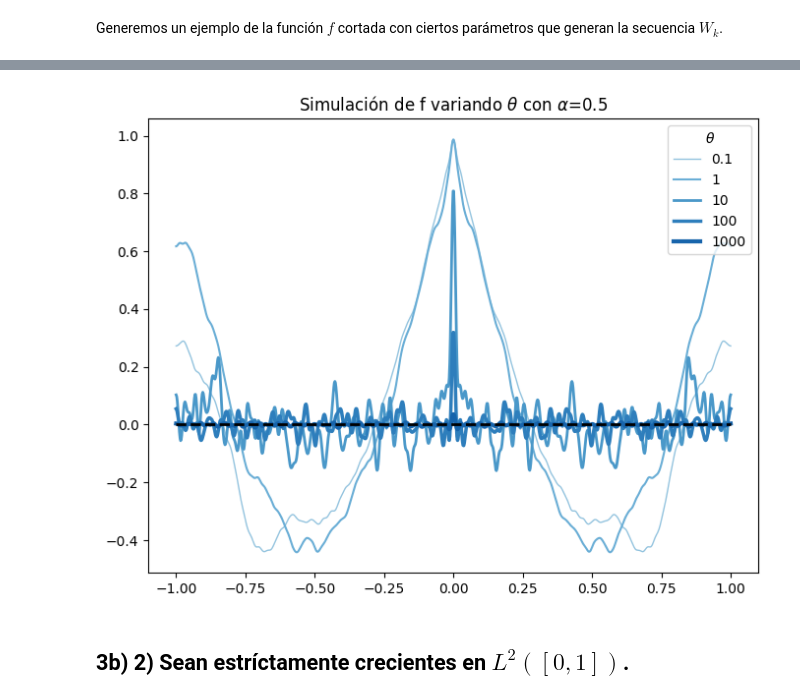
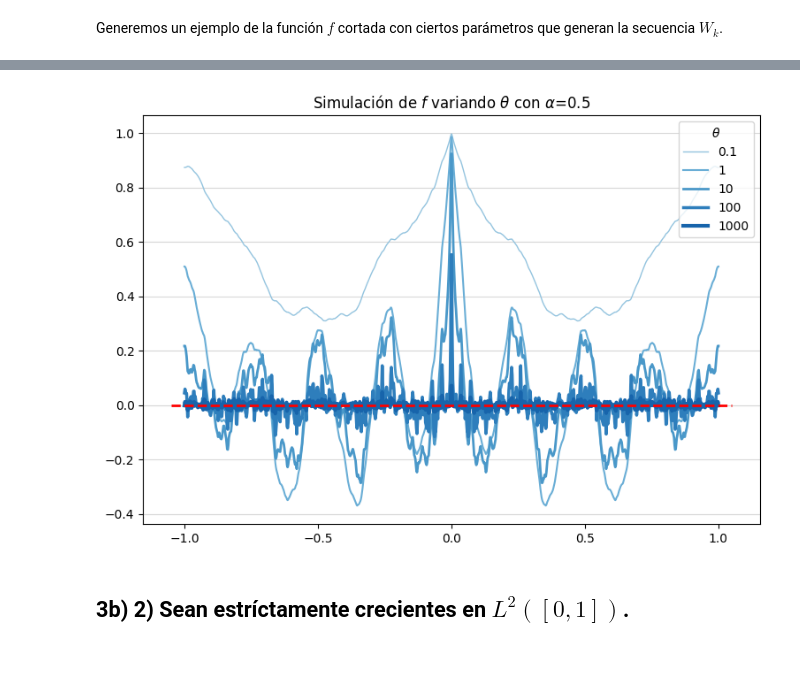
Before and after one commit to AlejandroVillazonG/MAT468, a Jupyter notebook: certamen/P3/P3_b.ipynb, the cells around one changed output, grey strips where cells are left out. Cells and saved outputs as stored; diff of their text form; code cells hidden in the pictures; blank space fills up the shorter version.

```diff
--- a/certamen/P3/P3_b.ipynb
+++ b/certamen/P3/P3_b.ipynb
@@ -18,6 +17,6 @@ Definimos las funciones de la pregunta 3a)
 # %%
 def simular_seq_S_k(k, alpha, theta):
-    return np.array([beta(1-alpha, theta+alpha*i).rvs(1) for i in range(1, k+1)])
+    return np.random.RandomState(42).beta(1-alpha, theta+alpha*np.arange(1, k+1))
 
 def simular_seq_W_k(k, alpha, theta):
     Ss_k = simular_seq_S_k(k, alpha, theta)
@@ -49,11 +51,14 @@ plt.title('Algunas funciones de la base de cosenos');
 # %% [markdown]
 Generemos un ejemplo de la función $f$ cortada con ciertos parámetros que generan la secuencia $W_k$.
 # %%
-k, alpha, theta = 20, 0.5, 1
+k, alpha, theta = 100, 0.6, 1
 
 f = gen_f(cos, k, alpha, theta)
 
 x = np.linspace(-1,1,1_000)
 plt.plot(x, f(x))
+plt.ylim(-1.05,1.05)
+plt.plot([-1.05,1.05], [0,0], ls='--', lw=2, c='r')
+plt.grid(alpha=0.5, axis='y')
 plt.title(f'Ejemplo $f$ con {k=}, {alpha=}, {theta=}');
 # %% [output]
@@ -61,13 +66,15 @@ plt.title(f'Ejemplo $f$ con {k=}, {alpha=}, {theta=}');
 # %%
-k, theta = 100, 1
+k, theta = 1000, 1
 alphas = [0.1, 0.3, 0.5, 0.7, 0.9]
 
 x = np.linspace(-1,1,1_000)
-
-plt.figure(figsize=(8,6))
+plt.figure(figsize=(9,6))
 for i,alpha in enumerate(alphas):
     f = gen_f(cos, k, alpha, theta)
     plt.plot(x, f(x), label=f'{alpha}', lw=i/2+1, c=plt.cm.Blues((i+4)/(2*len(alphas))))
-plt.title(f'Simulación de f variando $\\alpha$ con $\\theta$={theta}')
+plt.title(f'Simulación de $f$ variando $\\alpha$ con $\\theta$={theta}')
+#plt.ylim(-0.5,1.05)
+plt.plot([-1.05,1.05], [0,0], ls='--', lw=2, c='r')
+plt.grid(alpha=0.5, axis='y')
 plt.legend(title=r'$\alpha$');
 # %% [output]
@@ -75,18 +82,20 @@ plt.legend(title=r'$\alpha$');
 # %%
-k, alpha = 100, 0.5
+k, alpha = 1000, .5
 thetas = [0.1, 1, 10, 100, 1000]
 
 x = np.linspace(-1,1,1_000)
-plt.figure(figsize=(8,6))
+plt.figure(figsize=(9,6))
 for i,theta in enumerate(thetas):
     f = gen_f(cos, k, alpha, theta)
     plt.plot(x, f(x), label=f'{theta}', lw=i/2+1, c=plt.cm.Blues((i+4)/(2*len(thetas))))
 
-plt.plot([-1,1], [0,0], ls='--', lw=2, c='k')
-plt.title(f'Simulación de f variando $\\theta$ con $\\alpha$={alpha}')
+plt.plot([-1.05,1.05], [0,0], ls='--', lw=2, c='r')
+#plt.ylim(-1.05,1.05)
+plt.title(f'Simulación de $f$ variando $\\theta$ con $\\alpha$={alpha}')
+plt.grid(alpha=0.5, axis='y')
 plt.legend(loc='upper right', title=r'$\theta$');
 # %% [output]
-[figure, old version]
+[figure, new version]
 # %% [markdown]
 ## 3b) 2) Sean estríctamente crecientes en $L^2([0,1])$.
 # %%
```
Also changed, not shown: parts of 7 cells of this notebook.
